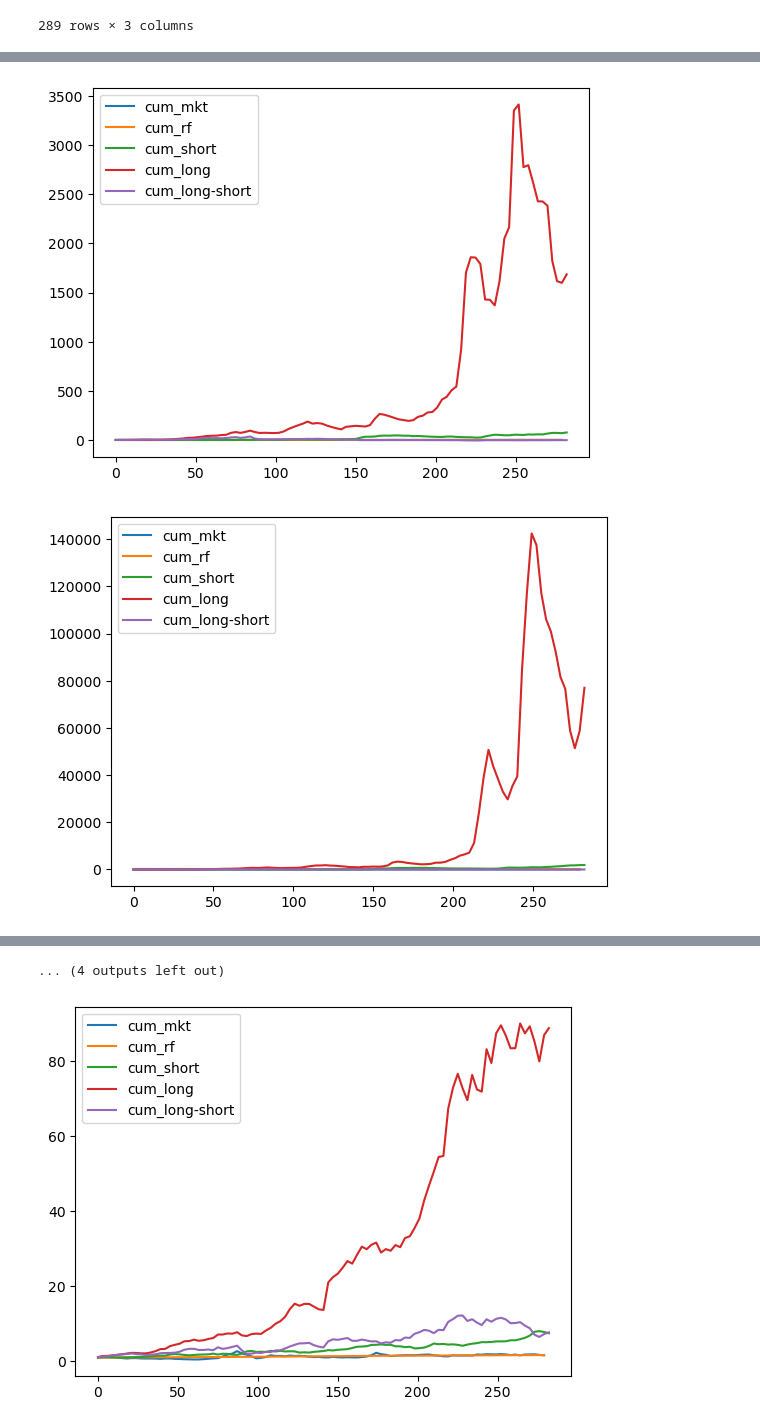
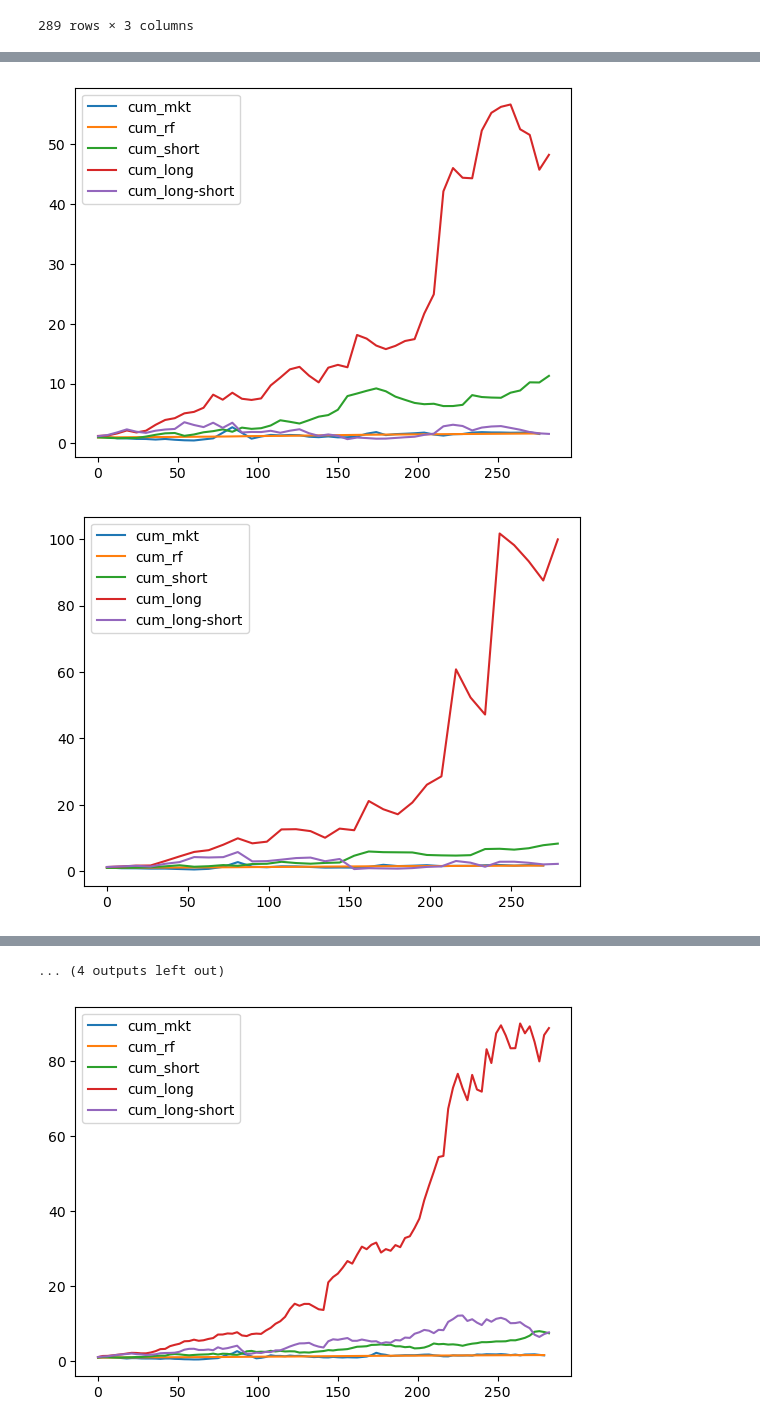
Before and after one commit to alex-fang123/investment_project, a Jupyter notebook: real-main-part3.ipynb, the cells around one changed output, grey strips where cells are left out. Saved outputs shown, nothing was run; the diff lists cells and outputs as text; code cells hidden in the pictures.

Commit message:
update part 3: adjust function get_backtest_chart

```diff
--- a/real-main-part3.ipynb
+++ b/real-main-part3.ipynb
@@ -1508,37 +1509,37 @@ def get_backtest_chart(data, holding_time):
 # %%
 chart_vw_3for3 = get_backtest_chart(vw_3for3, 3)
 chart_vw_3for3.figure.savefig('output/part3/7. backtest_vw_3for3.png')
-chart_vw_3for6 = get_backtest_chart(vw_3for6, 3)
+chart_vw_3for6 = get_backtest_chart(vw_3for6, 6)
 chart_vw_3for6.figure.savefig('output/part3/7. backtest_vw_3for6.png')
-chart_vw_3for9 = get_backtest_chart(vw_3for9, 3)
+chart_vw_3for9 = get_backtest_chart(vw_3for9, 9)
 chart_vw_3for9.figure.savefig('output/part3/7. backtest_vw_3for9.png')
-chart_vw_3for12 = get_backtest_chart(vw_3for12, 3)
+chart_vw_3for12 = get_backtest_chart(vw_3for12, 12)
 chart_vw_3for12.figure.savefig('output/part3/7. backtest_vw_3for12.png')
-chart_vw_6for3 = get_backtest_chart(vw_6for3, 6)
+chart_vw_6for3 = get_backtest_chart(vw_6for3, 3)
 chart_vw_6for3.figure.savefig('output/part3/7. backtest_vw_6for3.png')
 chart_vw_6for6 = get_backtest_chart(vw_6for6, 6)
 chart_vw_6for6.figure.savefig('output/part3/7. backtest_vw_6for6.png')
-chart_vw_6for9 = get_backtest_chart(vw_6for9, 6)
+chart_vw_6for9 = get_backtest_chart(vw_6for9, 9)
 chart_vw_6for9.figure.savefig('output/part3/7. backtest_vw_6for9.png')
-chart_vw_6for12 = get_backtest_chart(vw_6for12, 6)
+chart_vw_6for12 = get_backtest_chart(vw_6for12, 12)
 chart_vw_6for12.figure.savefig('output/part3/7. backtest_vw_6for12.png')
-chart_vw_9for3 = get_backtest_chart(vw_9for3, 9)
+chart_vw_9for3 = get_backtest_chart(vw_9for3, 3)
 chart_vw_9for3.figure.savefig('output/part3/7. backtest_vw_9for3.png')
-chart_vw_9for6 = get_backtest_chart(vw_9for6, 9)
+chart_vw_9for6 = get_backtest_chart(vw_9for6, 6)
 chart_vw_9for6.figure.savefig('output/part3/7. backtest_vw_9for6.png')
 chart_vw_9for9 = get_backtest_chart(vw_9for9, 9)
 chart_vw_9for9.figure.savefig('output/part3/7. backtest_vw_9for9.png')
-chart_vw_9for12 = get_backtest_chart(vw_9for12, 9)
+chart_vw_9for12 = get_backtest_chart(vw_9for12, 12)
 chart_vw_9for12.figure.savefig('output/part3/7. backtest_vw_9for12.png')
-chart_vw_12for3 = get_backtest_chart(vw_12for3, 12)
+chart_vw_12for3 = get_backtest_chart(vw_12for3, 3)
 chart_vw_12for3.figure.savefig('output/part3/7. backtest_vw_12for3.png')
-chart_vw_12for6 = get_backtest_chart(vw_12for6, 12)
+chart_vw_12for6 = get_backtest_chart(vw_12for6, 6)
 chart_vw_12for6.figure.savefig('output/part3/7. backtest_vw_12for6.png')
-chart_vw_12for9 = get_backtest_chart(vw_12for9, 12)
+chart_vw_12for9 = get_backtest_chart(vw_12for9, 9)
 chart_vw_12for9.figure.savefig('output/part3/7. backtest_vw_12for9.png')
 chart_vw_12for12 = get_backtest_chart(vw_12for12, 12)
 chart_vw_12for12.figure.savefig('output/part3/7. backtest_vw_12for12.png')
 # %% [output]
 [figure]
-[figure, old version]
+[figure, new version]
-[figure, old version]
+[figure, new version]
```
Also changed, not shown: parts of 4 cells of this notebook, 20 other files.
